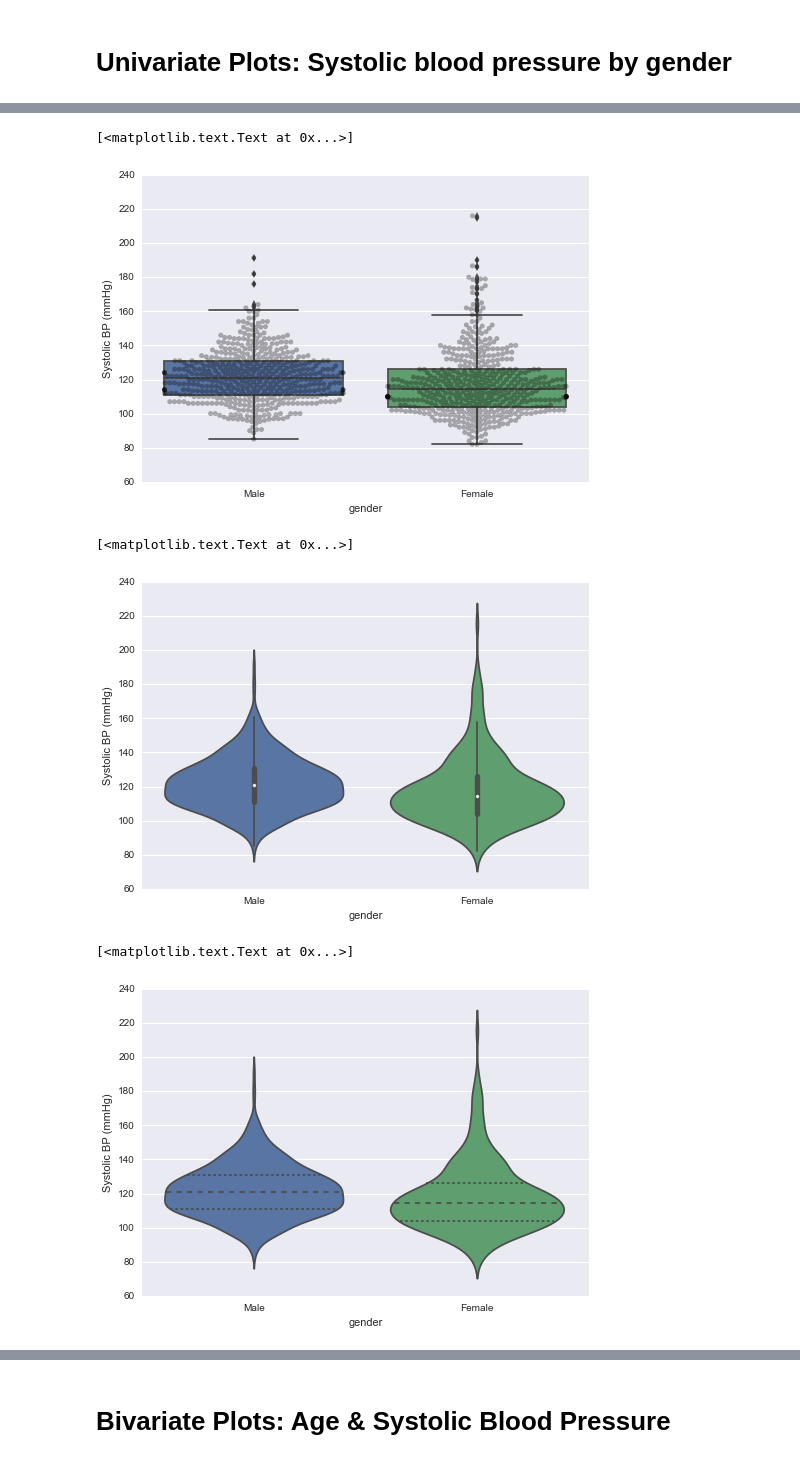
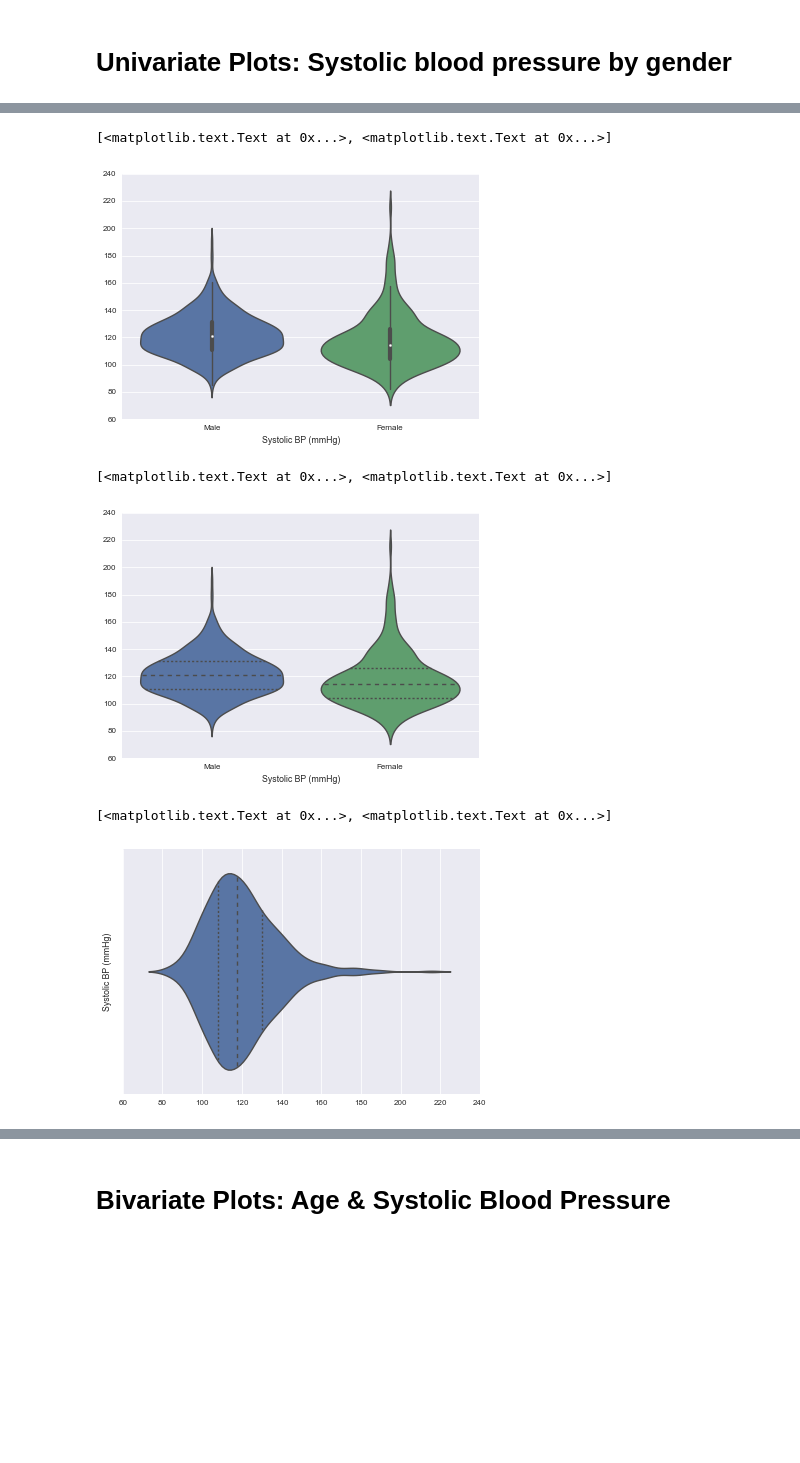
Before and after one commit to abalter/data-viz-jamboree, a Jupyter notebook: seaborn-data-jamboree-heart.ipynb, the cells around one changed output, grey strips where cells are left out. Saved outputs shown, nothing was run; the diff lists cells and outputs as text; code cells hidden in the pictures; blank space fills up the shorter version.

```diff
--- a/seaborn-data-jamboree-heart.ipynb
+++ b/seaborn-data-jamboree-heart.ipynb
@@ -104,19 +208,18 @@ sns.swarmplot(x="gender", y="BPXSAR", data=heart, color="black", alpha=0.3).\
 # %%
-sns.boxplot(x="gender", y="BPXSAR", data=heart)
-sns.swarmplot(x="gender", y="BPXSAR", data=heart, color="black", alpha=0.3).\
-    set(ylabel="Systolic BP (mmHg)")
+sns.violinplot(x="gender", y="BPXSAR", data=heart, inner="box")\
+   .set(xlabel="Systolic BP (mmHg)", ylabel="")
 # %% [output]
-[<matplotlib.text.Text at 0x...>]
+[<matplotlib.text.Text at 0x...>, <matplotlib.text.Text at 0x...>]
-[figure, old version]
+[figure, new version]
 # %%
-sns.violinplot(x="gender", y="BPXSAR", data=heart, inner="box").\
-    set(ylabel="Systolic BP (mmHg)")
+sns.violinplot(x="gender", y="BPXSAR", data=heart, inner="quartile")\
+   .set(xlabel="Systolic BP (mmHg)", ylabel="")
 # %% [output]
-[<matplotlib.text.Text at 0x...>]
+[<matplotlib.text.Text at 0x...>, <matplotlib.text.Text at 0x...>]
-[figure, old version]
+[figure, new version]
 # %%
-sns.violinplot(x="gender", y="BPXSAR", data=heart, inner="quartile").\
-    set(ylabel="Systolic BP (mmHg)")
+sns.violinplot(x="BPXSAR", data=heart, inner="quartile")\
+   .set(ylabel="Systolic BP (mmHg)", xlabel="")
 # %% [output]
-[<matplotlib.text.Text at 0x...>]
+[<matplotlib.text.Text at 0x...>, <matplotlib.text.Text at 0x...>]
-[figure, old version]
+[figure, new version]
```
Also changed, not shown: parts of 43 cells of this notebook.
